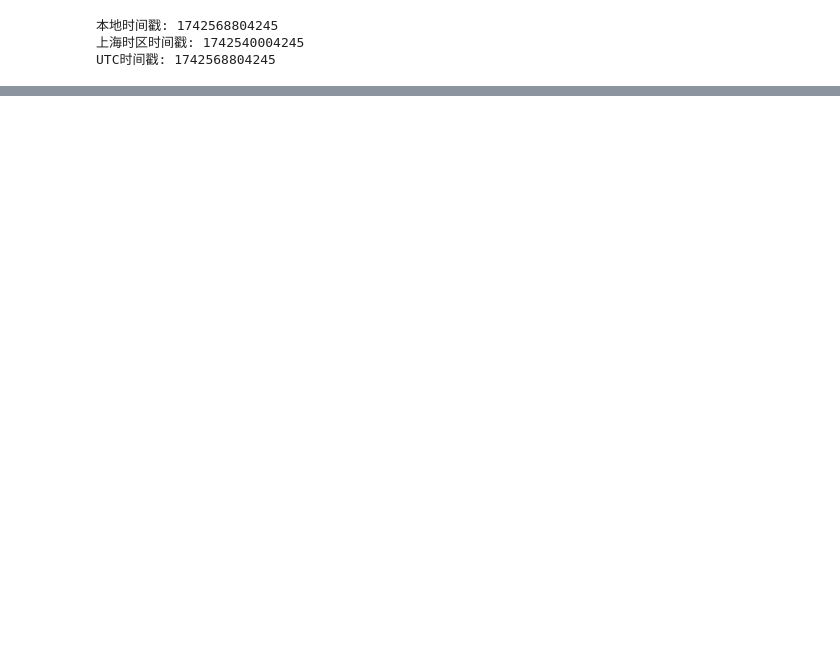
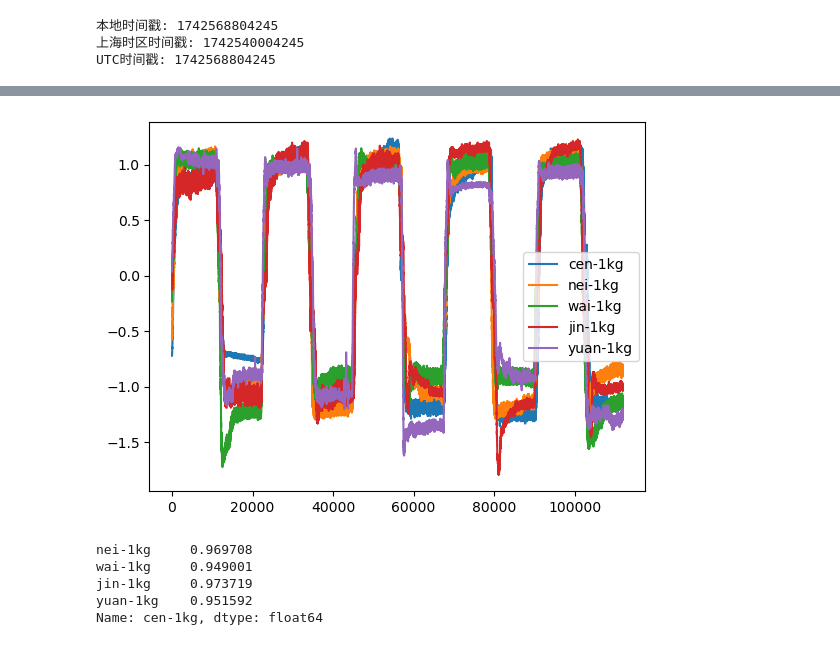
Before and after one commit to WynminMark/FMG-sEMG-processing, a Jupyter notebook: signal_seg.ipynb, the cells around one changed output, grey strips where cells are left out. Saved outputs shown, nothing was run; the diff lists cells and outputs as text; code cells hidden in the pictures; blank space fills up the shorter version.

```diff
--- a/signal_seg.ipynb
+++ b/signal_seg.ipynb
@@ -90,0 +123,36 @@ for i in filtered_signal_lst:
+# %%
+# 排除初始压力基线的影响，
+
+from sklearn.preprocessing import MinMaxScaler, StandardScaler
+
+# 创建归一化器对象
+scaler = StandardScaler()
+
+# 归一化并创建新DataFrame
+final_df_normalized = pd.DataFrame(scaler.fit_transform(final_df[file_name_lst]),
+                                   columns=file_name_lst,
+                                   index=final_df.index)
+
+# 如果需要保留非数值列
+# df_normalized = df.copy()
+# df_normalized[numeric_cols] = scaler.fit_transform(df[numeric_cols])
+# %%
+# 选择1kg组，计算各列数据的相关系数
+columns_of_interest = ['cen-1kg', 'nei-1kg', 'wai-1kg','jin-1kg', 'yuan-1kg']
+
+final_df_normalized[columns_of_interest].plot()
+plt.show()
+
+# 计算相关系数矩阵
+correlation_matrix = final_df_normalized[columns_of_interest].corr()
+
+# 获取各列与目标列的相关性
+target_correlations = correlation_matrix['cen-1kg'].drop('cen-1kg')
+print(target_correlations)
+# %% [output]
+[figure, added]
+nei-1kg     0.969708
+wai-1kg     0.949001
+jin-1kg     0.973719
+yuan-1kg    0.951592
+Name: cen-1kg, dtype: float64
```
Also changed, not shown: parts of 6 cells of this notebook.
